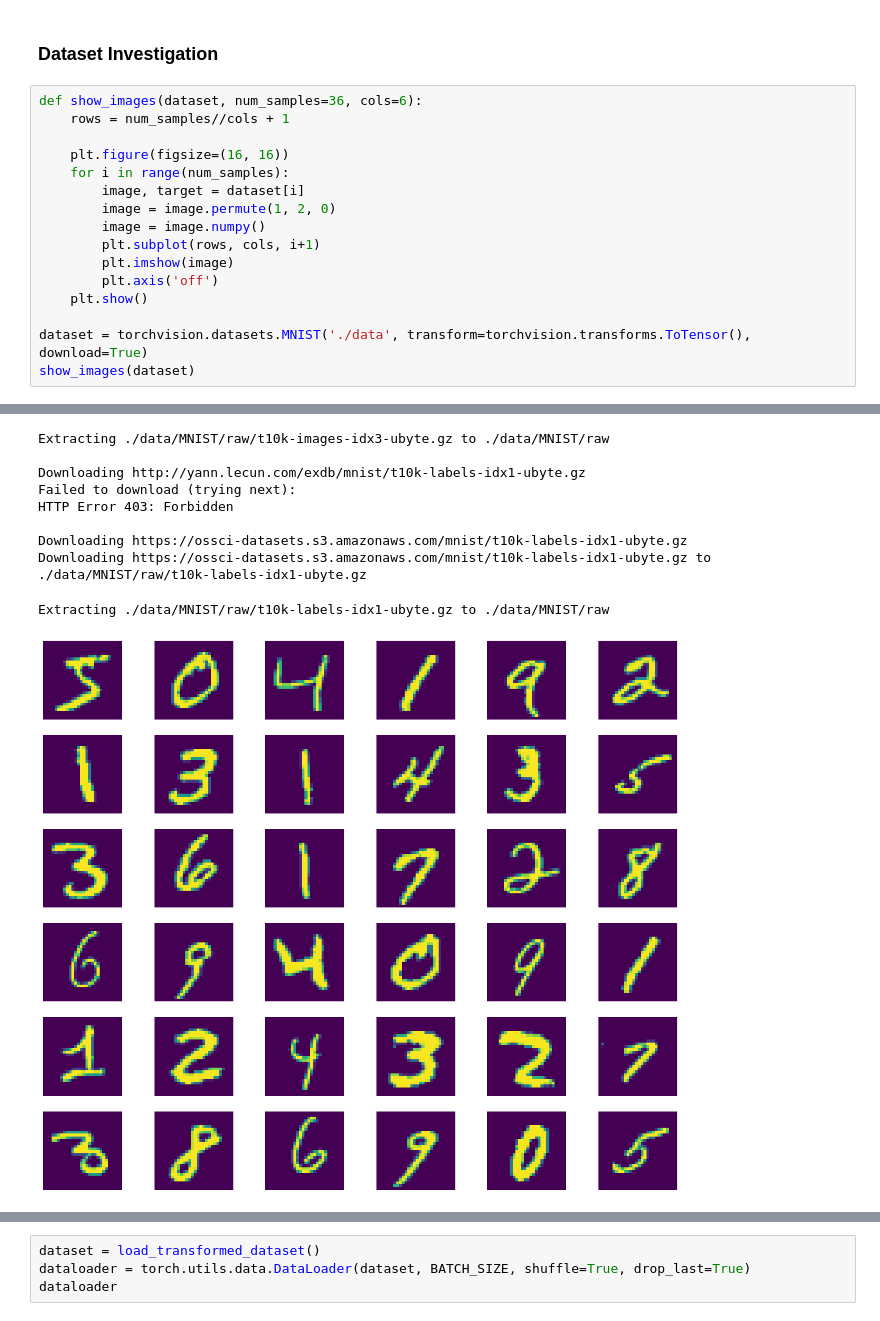
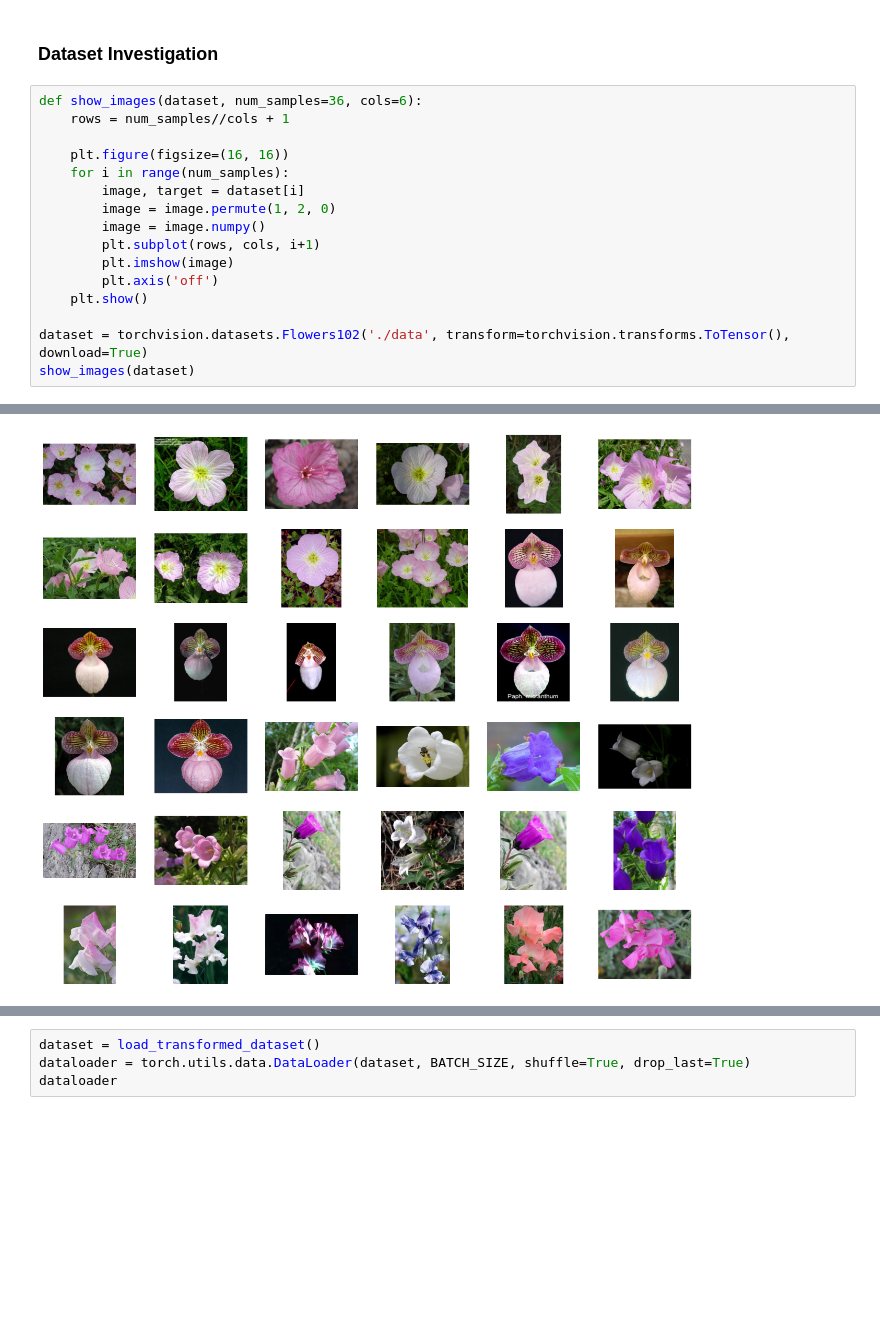
Before and after one commit to kanavgoyal898/noisOut, a Jupyter notebook: test.ipynb, the cells around one changed output, grey strips where cells are left out. Drawn from its saved outputs; the diff is of its cells as text; blank space fills up the shorter version.

Commit message:
Flowers102 training

```diff
--- a/test.ipynb
+++ b/test.ipynb
@@ -24,6 +29,6 @@ def show_images(dataset, num_samples=36, cols=6):
         plt.axis('off')
     plt.show()
 
-dataset = torchvision.datasets.MNIST('./data', transform=torchvision.transforms.ToTensor(), download=True)
+dataset = torchvision.datasets.Flowers102('./data', transform=torchvision.transforms.ToTensor(), download=True)
 show_images(dataset)
 # %% [output]
@@ -52,11 +35,2 @@ Downloading https://ossci-datasets.s3.amazonaws.com/mnist/t10k-images-idx3-ubyte
-Extracting ./data/MNIST/raw/t10k-images-idx3-ubyte.gz to ./data/MNIST/raw
-
-Downloading http://yann.lecun.com/exdb/mnist/t10k-labels-idx1-ubyte.gz
-Failed to download (trying next):
-HTTP Error 403: Forbidden
-
-Downloading https://ossci-datasets.s3.amazonaws.com/mnist/t10k-labels-idx1-ubyte.gz
-Downloading https://ossci-datasets.s3.amazonaws.com/mnist/t10k-labels-idx1-ubyte.gz to ./data/MNIST/raw/t10k-labels-idx1-ubyte.gz
-Extracting ./data/MNIST/raw/t10k-labels-idx1-ubyte.gz to ./data/MNIST/raw
-[figure, old version]
+[figure, new version]
 # %%
```
Also changed, not shown: parts of 22 cells of this notebook.
